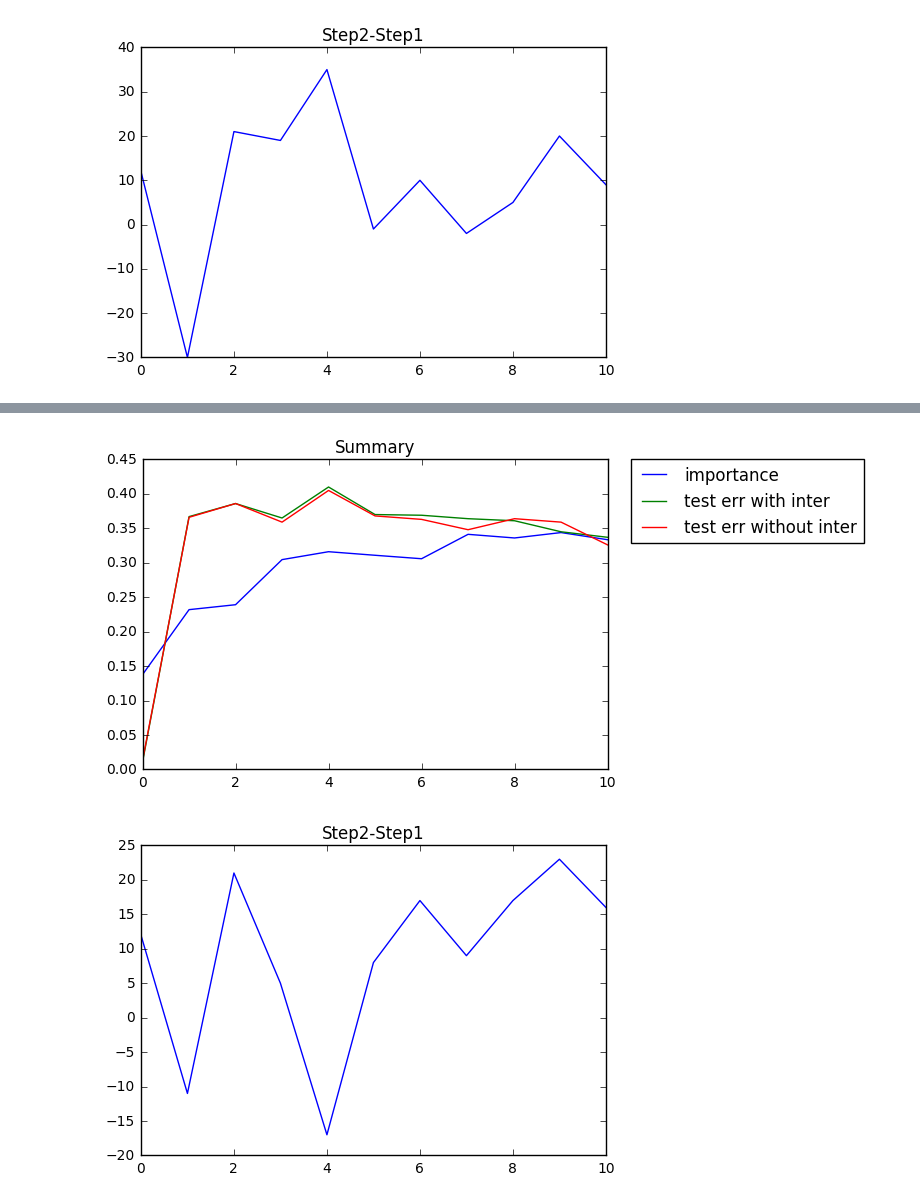
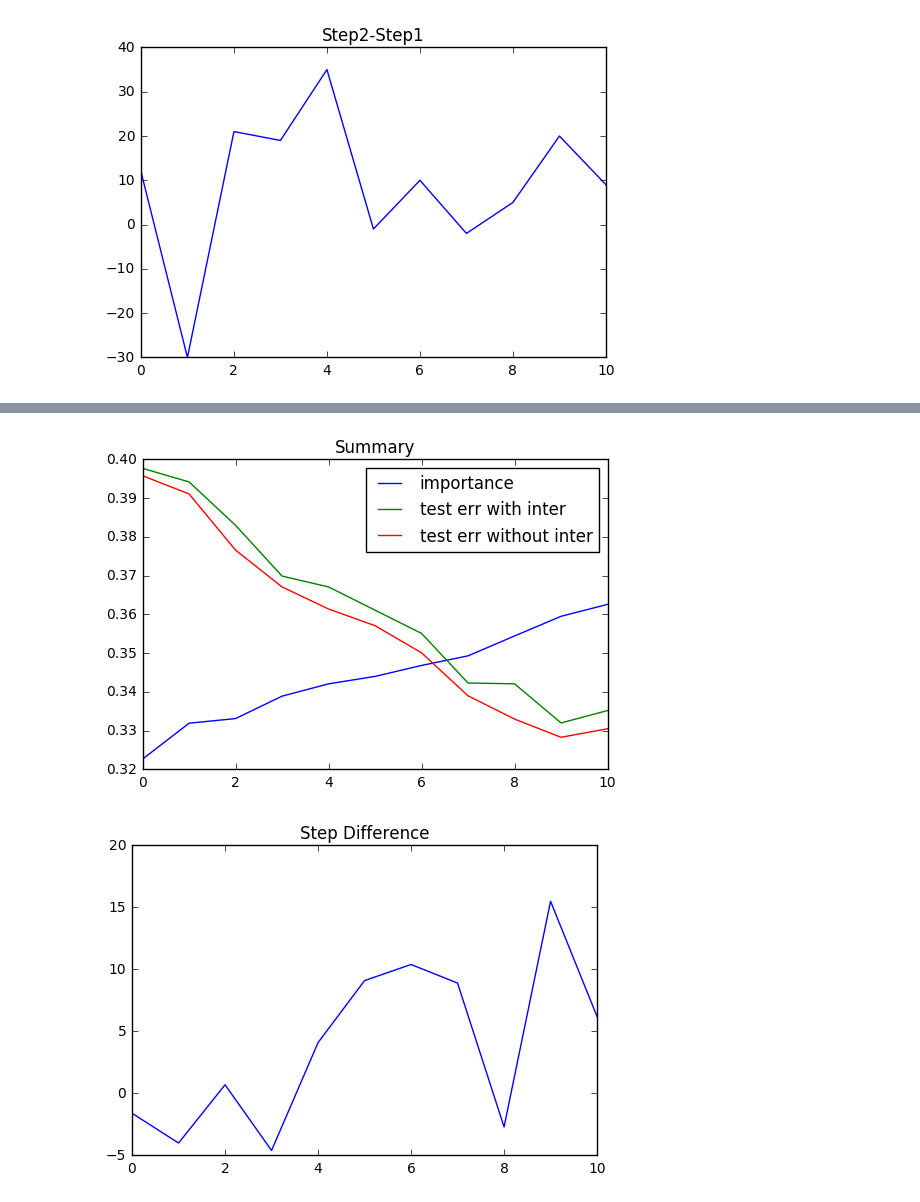
Before and after one commit to GreysonL/MIT6.867, a Jupyter notebook: Code/simulation 12.11.ipynb, the cells around one changed output, grey strips where cells are left out. Saved outputs shown, nothing was run; the diff lists cells and outputs as text; code cells hidden in the pictures.

```diff
--- a/Code/simulation 12.11.ipynb
+++ b/Code/simulation 12.11.ipynb
@@ -177,16 +178,17 @@ for i in range(21):
     y[p>0.5]=1
     m = LogisticRegression(penalty='l1',tol=1e-5,C=1/lam,fit_intercept=True,intercept_scaling=1e6,max_iter=1e5)
     m.fit(df,y)
-    inter_prop = 1-sum((np.array(np.std(df, 0))*abs(m.coef_))[0][0:11])/sum((np.array(np.std(df, 0))*abs(m.coef_))[0])
+    inter_prop1 = 1-sum((np.array(np.std(df, 0))*abs(m.coef_))[0][0:11])/sum((np.array(np.std(df, 0))*abs(m.coef_))[0])
     useful_index = np.where(m.coef_!= 0)[1]
     num_main = sum(useful_index<=11)
     num_inter = len(useful_index) - num_main
     x=df.iloc[:,useful_index]
-    #forest = ExtraTreesClassifier(n_estimators=20, random_state=0)
-    #forest.fit(x, y)
-    #importances = forest.feature_importances_
-    #std = np.std([tree.feature_importances_ for tree in forest.estimators_],axis=0)
-    #inter_prop = 1-sum(importances[range(num_main)])
+    forest = ExtraTreesClassifier(n_estimators=20, random_state=0)
+    forest.fit(x, y)
+    importances = forest.feature_importances_
+    std = np.std([tree.feature_importances_ for tree in forest.estimators_],axis=0)
+    inter_prop2 = 1-sum(importances[range(num_main)])
+    inter_prop = (inter_prop1+inter_prop2)/2
     x = np.array(x)
     y = np.array(y)
     model1 = Sequential()
@@ -271,22 +273,23 @@ for i in range(11):
     p = np.exp(eta)/(1+np.exp(eta))
     y = np.zeros(N)
     y[p>0.5]=1
-    #forest = ExtraTreesClassifier(n_estimators=20, random_state=0)
-    #forest.fit(df, y)
-    #importances = forest.feature_importances_
-    #std = np.std([tree.feature_importances_ for tree in forest.estimators_],axis=0)
-    #inter_prop = 1-sum(importances[range(7)])
+    forest = ExtraTreesClassifier(n_estimators=20, random_state=0)
+    forest.fit(df, y)
+    importances = forest.feature_importances_
+    std = np.std([tree.feature_importances_ for tree in forest.estimators_],axis=0)
+    inter_prop1 = 1-sum(importances[range(7)])
     x = np.array(df)
     y = np.array(y)
     m = LogisticRegression()
     m.fit(x, y)
-    inter_prop = 1-sum((np.std(x, 0)*abs(m.coef_))[0][0:6])/sum((np.std(x, 0)*abs(m.coef_))[0])
+    inter_prop2 = 1-sum((np.std(x, 0)*abs(m.coef_))[0][0:6])/sum((np.std(x, 0)*abs(m.coef_))[0])
+    inter_prop = (inter_prop1+inter_prop2)/2
     model1 = Sequential()
-    model1.add(Dense(20, input_dim=np.shape(x)[1], activation='tanh'))
+    model1.add(Dense(20, input_dim=np.shape(x)[1], activation='tanh')) ## larger number of units
     model1.add(Dense(1, activation='sigmoid'))
     sgd = optimizers.SGD(lr=0.01, decay=1e-6, momentum=0.9, nesterov=True)
     model1.compile(loss='binary_crossentropy',optimizer=sgd, metrics=['accuracy'])
-    trace1 = model1.fit(x[0:4000,:], y[0:4000],epochs=max_epoch,batch_size=64,verbose=0)
+    trace1 = model1.fit(x[0:4000,:], y[0:4000],epochs=max_epoch,batch_size=64,verbose=0) ## regularization
     score1 = model1.evaluate(x[4000:5000,:], y[4000:5000], batch_size=64)
     model2 = Sequential()
     num_main = 7
@@ -366,15 +375,20 @@ for i in range(11):
+# %%
+final_table = np.zeros((11,5))
+for i in range(10):
+    final_table = final_table + table[i,:,:]
+final_table = final_table/10
 # %%
 plt.title('Summary')
-plt.plot(table[:,0],table[:,1],label='importance')
-plt.plot(table[:,0],1-table[:,3],label='test err with inter')
-plt.plot(table[:,0],1-table[:,4],label='test err without inter')
-plt.legend(bbox_to_anchor=(1.05, 1), loc=2, borderaxespad=0.)
+plt.plot(final_table[:,0],final_table[:,1],label='importance')
+plt.plot(final_table[:,0],1-final_table[:,3],label='test err with inter')
+plt.plot(final_table[:,0],1-final_table[:,4],label='test err without inter')
+plt.legend(loc=1)
 plt.show()
 # %% [output]
-[figure, old version]
+[figure, new version]
 # %%
-plt.title('Step2-Step1')
-plt.plot(table[:,0],table[:,2])
+plt.title('Step Difference')
+plt.plot(final_table[:,0],final_table[:,2])
 plt.show()
 # %% [output]
-[figure, old version]
+[figure, new version]
```
Also changed, not shown: parts of 4 cells of this notebook.
